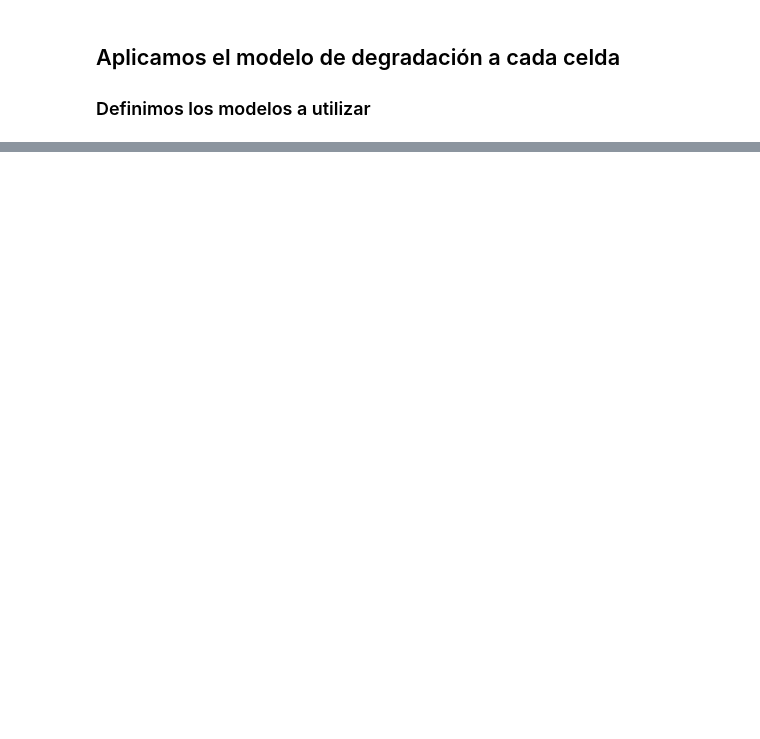
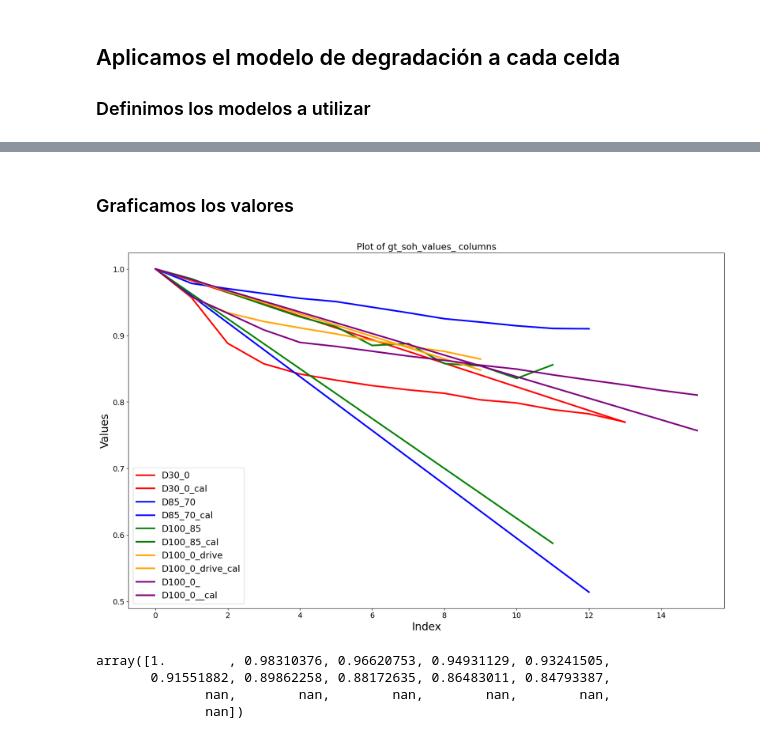
Before and after one commit to AXS-Rose/degradation_model, a Jupyter notebook: soh_methods_aging.ipynb, the cells around one changed output, grey strips where cells are left out. Cells and saved outputs as stored; diff of their text form; code cells hidden in the pictures; blank space fills up the shorter version.

```diff
--- a/soh_methods_aging.ipynb
+++ b/soh_methods_aging.ipynb
@@ -103,0 +229,26 @@ f_subcnom.estim_kwargs = {"sigma_e": 0.00075}
+# %%
+gt_soh_values_ = gt_soh_values[cells]
+ones_list = [1 for _ in range(5)]
+
+# Initialize an empty list to store interpolated values for each column
+interpolated_values = []
+
+# Iterate through each column
+for i in range(len(SOH_calculado)):
+    # Linearly interpolate between 1 and the corresponding value in soh_list
+    interpolated_column = np.linspace(1, SOH_calculado[i], gt_soh_values_[cells[i]].count())
+
+    desired_size = 16
+
+    # If the array is smaller than the desired size, fill with NaN values
+    if len(interpolated_column) < desired_size:
+        filled_array = np.pad(interpolated_column, (0, desired_size - len(interpolated_column)), mode='constant', constant_values=np.nan)
+    else:
+        filled_array = interpolated_column
+
+    interpolated_values.append(filled_array)
+
+# Stack the ones list and the interpolated values horizontally to create the matrix
+# result_matrix = np.hstack((ones_list, np.array(interpolated_values).T))
+# Define the desired size
+interpolated_values
@@ -103,0 +276,25 @@ f_subcnom.estim_kwargs = {"sigma_e": 0.00075}
+# %% [markdown]
+### Graficamos los valores
+# %%
+colors = ['red', 'blue', 'green', 'orange', 'purple']
+
+plt.figure(figsize=(20, 12))
+
+for i,column in enumerate(gt_soh_values_.columns):
+    plt.plot(gt_soh_values_.index, gt_soh_values_[column], label=column,color=colors[i])
+    plt.plot(gt_soh_values_.index, interpolated_values[i], label=column+'_cal',color=colors[i])
+
+plt.xlabel('Index')
+plt.ylabel('Values')
+plt.title('Plot of gt_soh_values_ columns')
+plt.legend()
+plt.show()
+# %% [output]
+[figure, added]
+# %%
+interpolated_values[cells.index("D100_0_drive")]
+# %% [output]
+array([1.        , 0.98310376, 0.96620753, 0.94931129, 0.93241505,
+       0.91551882, 0.89862258, 0.88172635, 0.86483011, 0.84793387,
+              nan,        nan,        nan,        nan,        nan,
+              nan])
```
Also changed, not shown: parts of 7 cells of this notebook, 6 other files.
